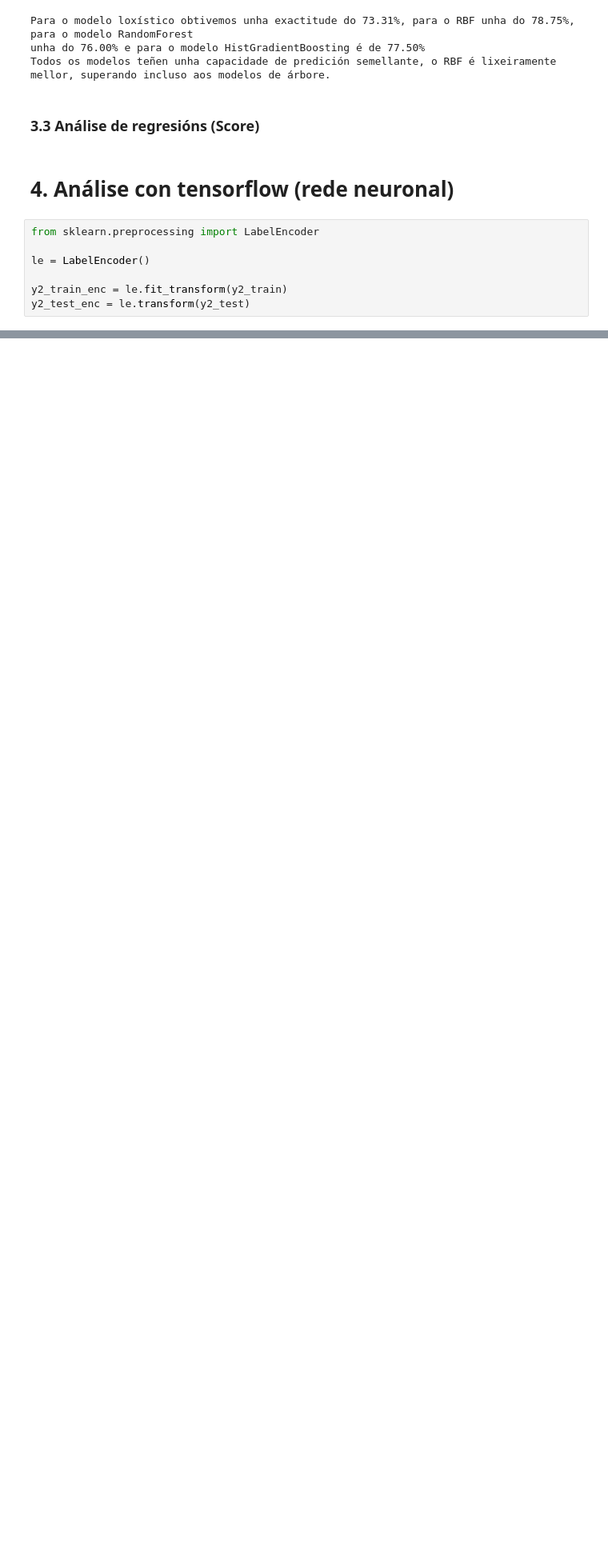
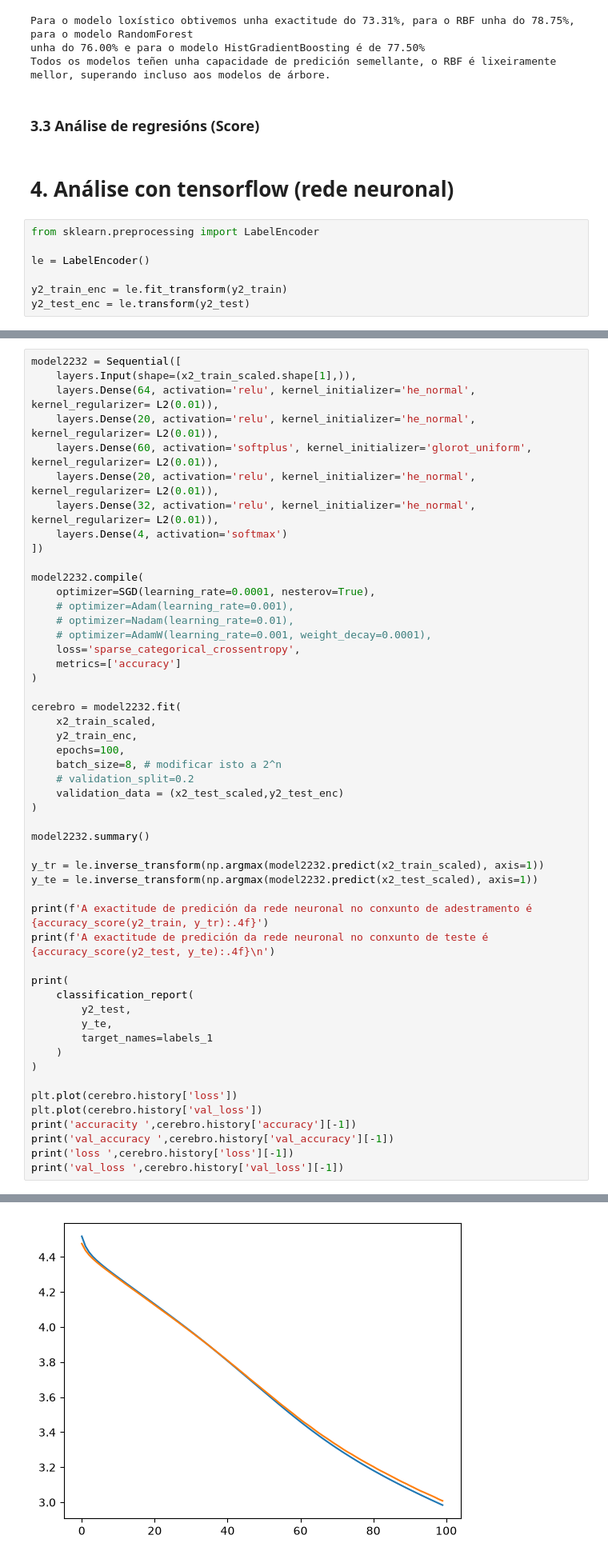
Before and after one commit to sebastian-taboas/Biophysics, a Jupyter notebook: traballo1_redes_neuronais/rede_neuronal_optima.ipynb, the cells around one changed output, grey strips where cells are left out. Shown at 80% size. Drawn from its saved outputs; the diff is of its cells as text; blank space fills up the shorter version.

```diff
--- a/traballo1_redes_neuronais/rede_neuronal_optima.ipynb
+++ b/traballo1_redes_neuronais/rede_neuronal_optima.ipynb
@@ -905,0 +3097,52 @@ plt.show()
+# %%
+model2232 = Sequential([
+    layers.Input(shape=(x2_train_scaled.shape[1],)),
+    layers.Dense(64, activation='relu', kernel_initializer='he_normal', kernel_regularizer= L2(0.01)),
+    layers.Dense(20, activation='relu', kernel_initializer='he_normal', kernel_regularizer= L2(0.01)),
+    layers.Dense(60, activation='softplus', kernel_initializer='glorot_uniform', kernel_regularizer= L2(0.01)),
+    layers.Dense(20, activation='relu', kernel_initializer='he_normal', kernel_regularizer= L2(0.01)),
+    layers.Dense(32, activation='relu', kernel_initializer='he_normal', kernel_regularizer= L2(0.01)),
+    layers.Dense(4, activation='softmax')
+])
+
+model2232.compile(
+    optimizer=SGD(learning_rate=0.0001, nesterov=True),
+    # optimizer=Adam(learning_rate=0.001),
+    # optimizer=Nadam(learning_rate=0.01),
+    # optimizer=AdamW(learning_rate=0.001, weight_decay=0.0001),
+    loss='sparse_categorical_crossentropy',
+    metrics=['accuracy']
+)
+
+cerebro = model2232.fit(
+    x2_train_scaled,
+    y2_train_enc,
+    epochs=100,
+    batch_size=8, # modificar isto a 2^n
+    # validation_split=0.2
+    validation_data = (x2_test_scaled,y2_test_enc)
+)
+
+model2232.summary()
+
+y_tr = le.inverse_transform(np.argmax(model2232.predict(x2_train_scaled), axis=1))
+y_te = le.inverse_transform(np.argmax(model2232.predict(x2_test_scaled), axis=1))
+
+print(f'A exactitude de predición da rede neuronal no conxunto de adestramento é {accuracy_score(y2_train, y_tr):.4f}')
+print(f'A exactitude de predición da rede neuronal no conxunto de teste é {accuracy_score(y2_test, y_te):.4f}\n')
+
+print(
+    classification_report(
+        y2_test,
+        y_te,
+        target_names=labels_1
+    )
+)
+
+plt.plot(cerebro.history['loss'])
+plt.plot(cerebro.history['val_loss'])
+print('accuracity ',cerebro.history['accuracy'][-1])
+print('val_accuracy ',cerebro.history['val_accuracy'][-1])
+print('loss ',cerebro.history['loss'][-1])
+print('val_loss ',cerebro.history['val_loss'][-1])
+# %% [output]
@@ -905,0 +3206 @@ plt.show()
+[figure, added]
```
Also changed, not shown: parts of 67 cells of this notebook.
